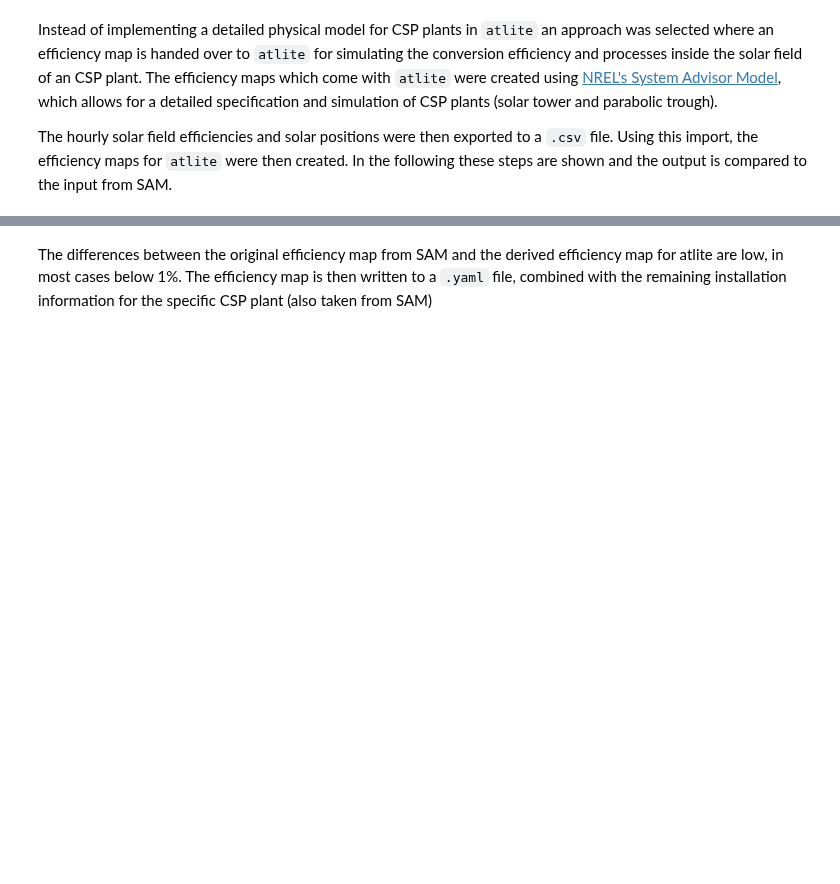
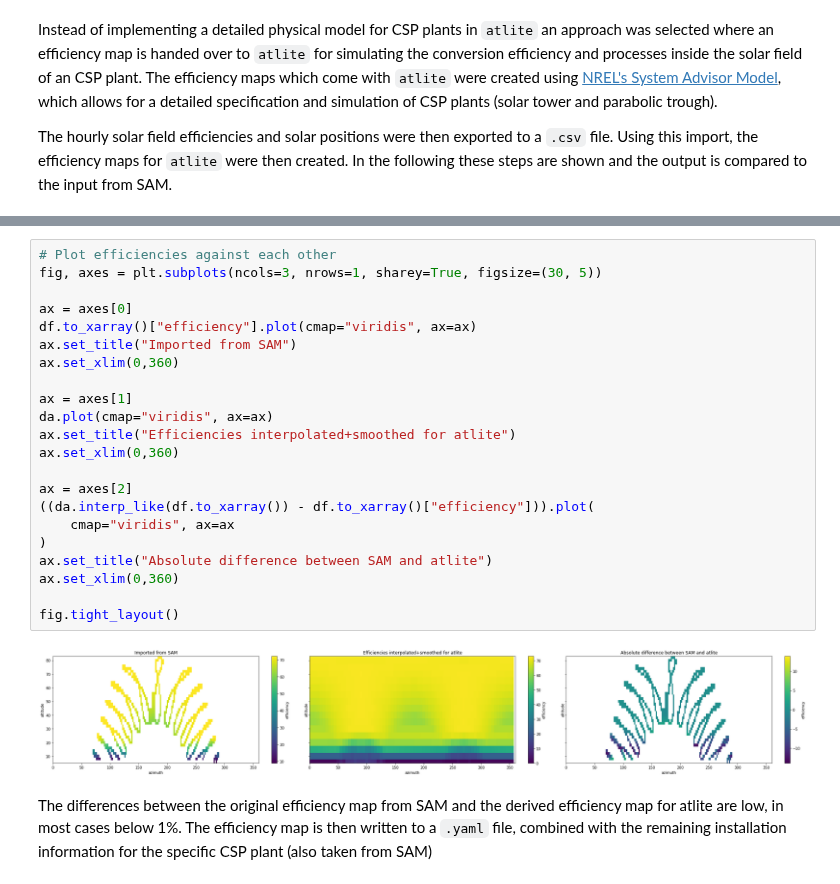
Before and after one commit to PyPSA/atlite, a Jupyter notebook: examples/working-with-csp.ipynb, the cells around one changed output, grey strips where cells are left out. Drawn from its saved outputs; the diff is of its cells as text; blank space fills up the shorter version.

```diff
--- a/examples/working-with-csp.ipynb
+++ b/examples/working-with-csp.ipynb
@@ -558,3 +542,27 @@ Text(0.5, 1.0, 'Absolute difference between SAM and atlite')
+# %%
+# Plot efficiencies against each other
+fig, axes = plt.subplots(ncols=3, nrows=1, sharey=True, figsize=(30, 5))
+
+ax = axes[0]
+df.to_xarray()["efficiency"].plot(cmap="viridis", ax=ax)
+ax.set_title("Imported from SAM")
+ax.set_xlim(0,360)
+
+ax = axes[1]
+da.plot(cmap="viridis", ax=ax)
+ax.set_title("Efficiencies interpolated+smoothed for atlite")
+ax.set_xlim(0,360)
+
+ax = axes[2]
+((da.interp_like(df.to_xarray()) - df.to_xarray()["efficiency"])).plot(
+    cmap="viridis", ax=ax
+)
+ax.set_title("Absolute difference between SAM and atlite")
+ax.set_xlim(0,360)
+
+fig.tight_layout()
+# %% [output]
+[figure, added]
 # %% [markdown]
 The differences between the original efficiency map from SAM and the derived efficiency map for atlite are low, in most cases below 1%.
 The efficiency map is then written to a `.yaml` file, combined with the remaining installation information for the specific CSP plant (also taken from SAM)
```
Also changed, not shown: parts of 20 cells of this notebook, 2 other files.
